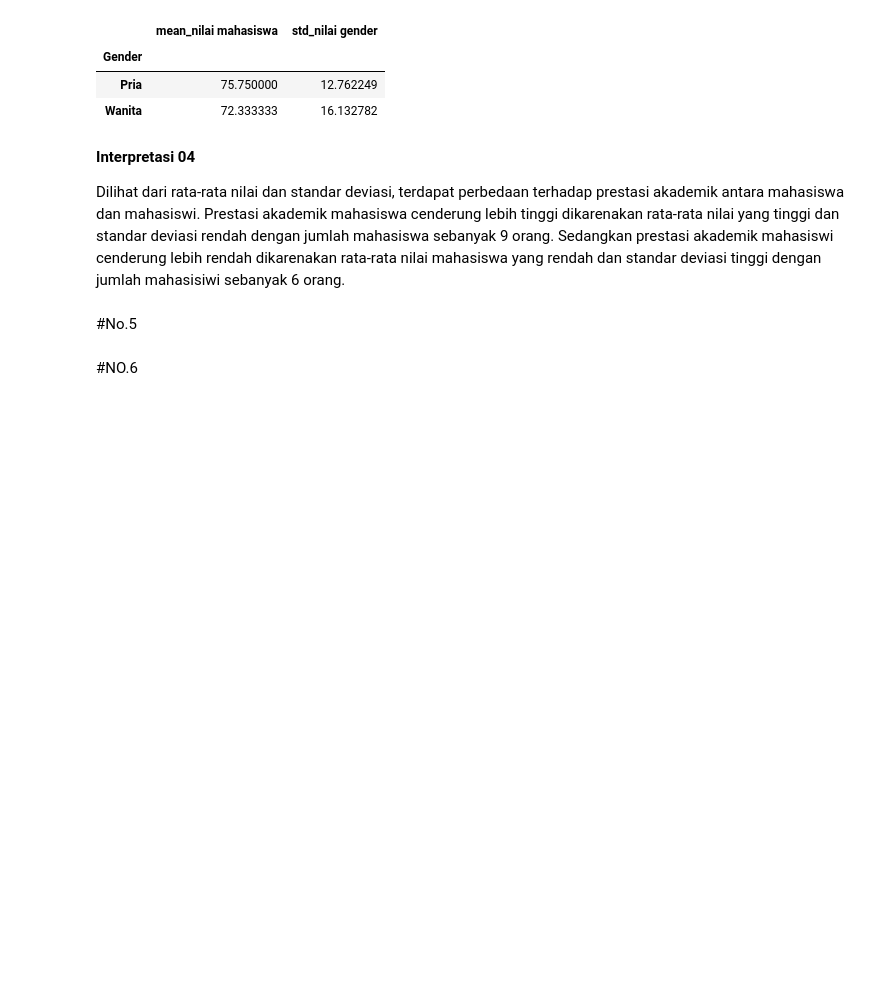
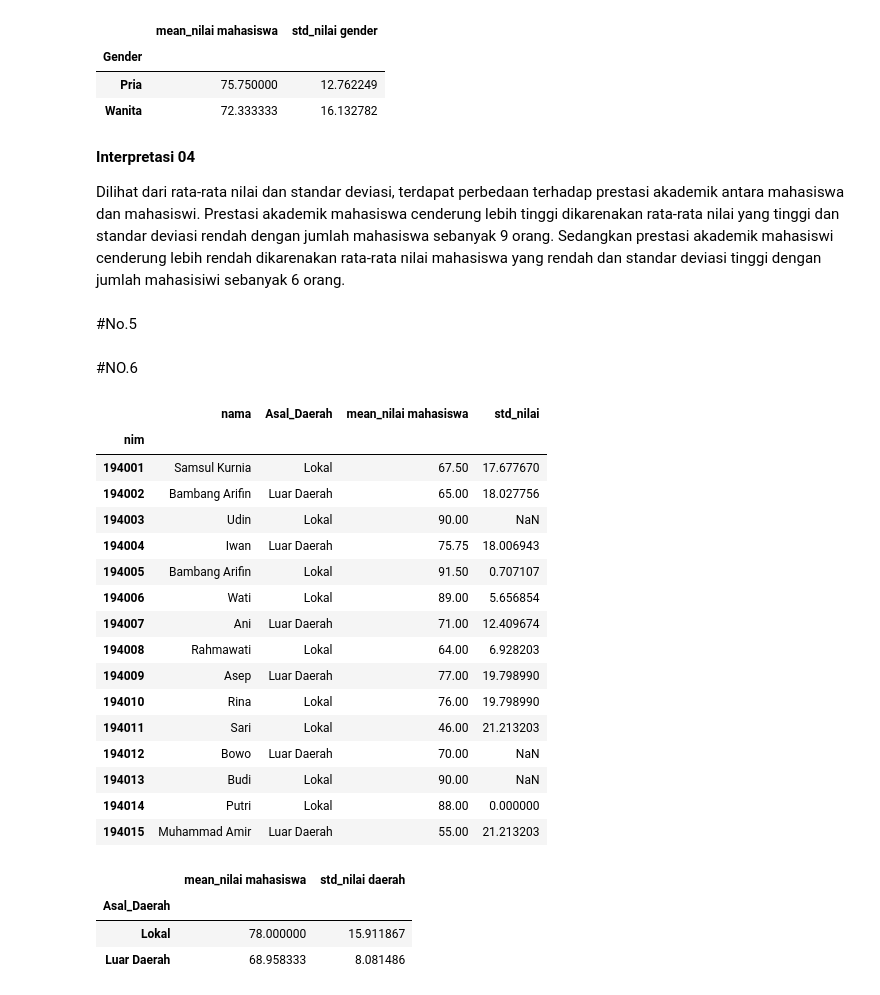
Before and after one commit to muhammadfaridmaulana/Case-Study-02-EDA-Ganjil-2022-Kelompok-2, a Jupyter notebook: Case_Study_02_EDA_Ganjil_2022_Kelompok_2.ipynb, the cells around one changed output. Saved outputs shown, nothing was run; the diff lists cells and outputs as text; code cells hidden in the pictures; blank space fills up the shorter version.

```diff
--- a/Case_Study_02_EDA_Ganjil_2022_Kelompok_2.ipynb
+++ b/Case_Study_02_EDA_Ganjil_2022_Kelompok_2.ipynb
@@ -139,3 +141,43 @@ Dilihat dari rata-rata nilai dan standar deviasi, terdapat perbedaan terhadap pr
 #No.5
 # %% [markdown]
 #NO.6
+# %%
+#Informasi tambahan yakni adanya perbedaan kemampuan kaademik berdasarkan daerah asal
+nilai_mahasiswa = nilai.groupby(nilai['nim']).mean()[['nilai']]
+nilai_mahasiswa = nilai_mahasiswa.rename({'nilai': 'mean_nilai mahasiswa'}, axis=1)
+nilai_mahasiswa = pd.merge(mahasiswa, nilai_mahasiswa, left_on='nim', right_index=True)
+nilai_mahasiswa = nilai_mahasiswa[['nim', 'nama', 'Asal_Daerah','mean_nilai mahasiswa']]
+sb = nilai.groupby(nilai['nim']).std()[['nilai']]
+sb = sb.rename({'nilai': 'std_nilai'}, axis=1)
+nilai_mahasiswa = nilai_mahasiswa.set_index(['nim'])
+nilai_mahasiswa = pd.concat([nilai_mahasiswa, sb], axis=1)
+nilai_mahasiswa
+# %% [output]
+|  | nama | Asal_Daerah | mean_nilai mahasiswa | std_nilai |
+| nim |  |  |  |  |
+| 194001 | Samsul Kurnia | Lokal | 67.50 | 17.677670 |
+| 194002 | Bambang Arifin | Luar Daerah | 65.00 | 18.027756 |
+| 194003 | Udin | Lokal | 90.00 | NaN |
+| 194004 | Iwan | Luar Daerah | 75.75 | 18.006943 |
+| 194005 | Bambang Arifin | Lokal | 91.50 | 0.707107 |
+| 194006 | Wati | Lokal | 89.00 | 5.656854 |
+| 194007 | Ani | Luar Daerah | 71.00 | 12.409674 |
+| 194008 | Rahmawati | Lokal | 64.00 | 6.928203 |
+| 194009 | Asep | Luar Daerah | 77.00 | 19.798990 |
+| 194010 | Rina | Lokal | 76.00 | 19.798990 |
+| 194011 | Sari | Lokal | 46.00 | 21.213203 |
+| 194012 | Bowo | Luar Daerah | 70.00 | NaN |
+| 194013 | Budi | Lokal | 90.00 | NaN |
+| 194014 | Putri | Lokal | 88.00 | 0.000000 |
+| 194015 | Muhammad Amir | Luar Daerah | 55.00 | 21.213203 |
+# %%
+md = nilai_mahasiswa.groupby(nilai_mahasiswa['Asal_Daerah']).mean()[['mean_nilai mahasiswa']]
+s_b = nilai_mahasiswa.groupby(nilai_mahasiswa['Asal_Daerah']).std()[['mean_nilai mahasiswa']]
+s_b = s_b.rename({'mean_nilai mahasiswa': 'std_nilai daerah'}, axis=1)
+md = pd.concat([md, s_b], axis=1)
+md
+# %% [output]
+|  | mean_nilai mahasiswa | std_nilai daerah |
+| Asal_Daerah |  |  |
+| Lokal | 78.000000 | 15.911867 |
+| Luar Daerah | 68.958333 | 8.081486 |
```
Also changed, not shown: parts of 4 cells of this notebook.
